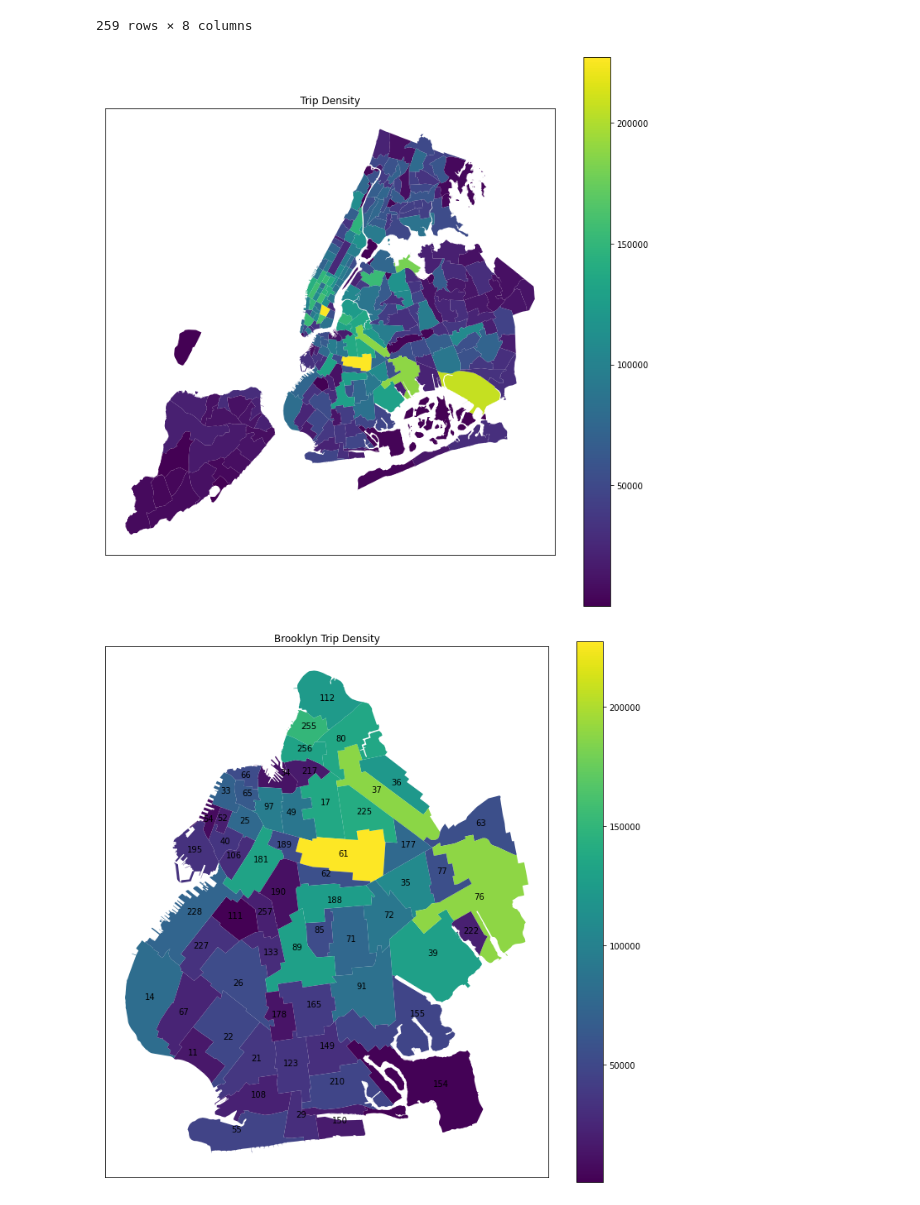
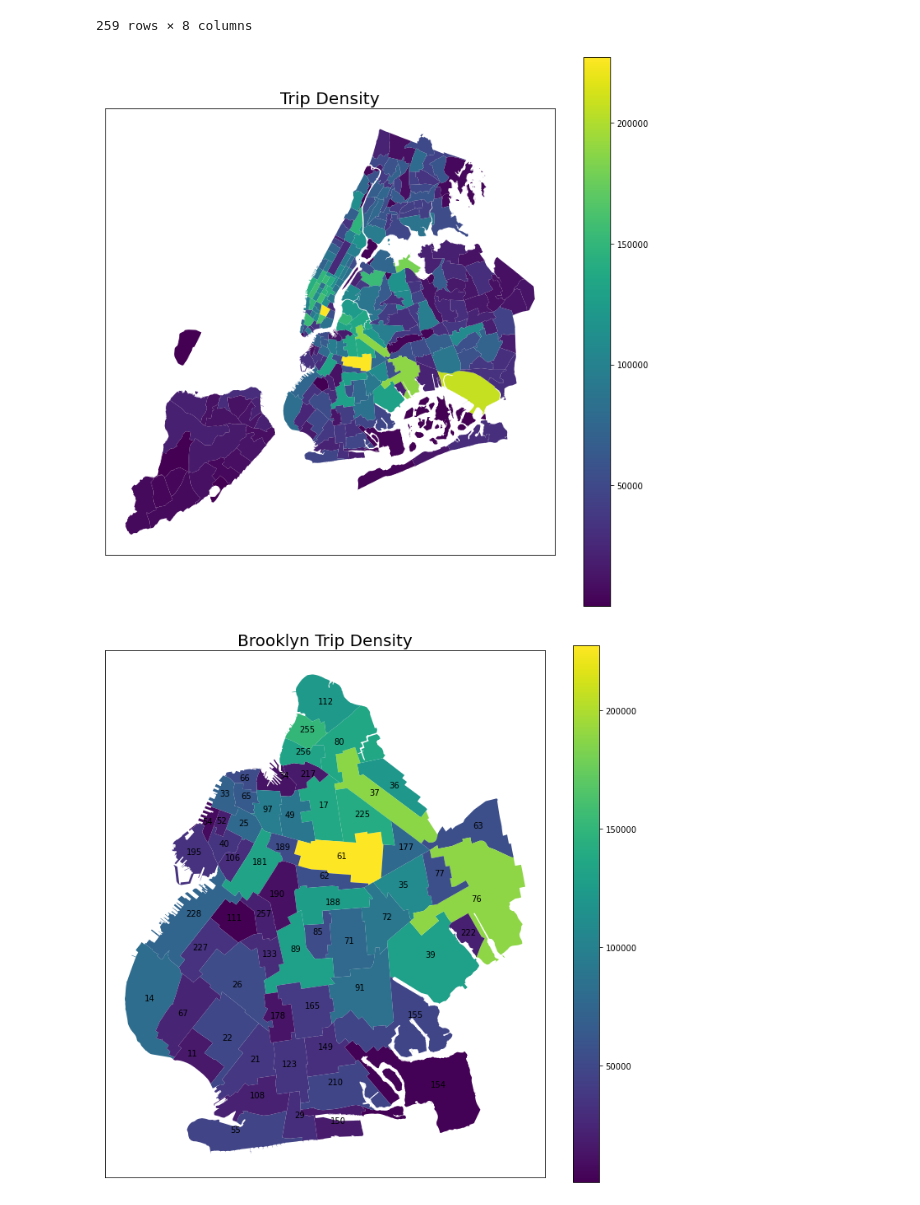
Before and after one commit to rafaelvchaves/orie3120-project, a Jupyter notebook: visualization.ipynb, the cells around one changed output. Drawn from its saved outputs; the diff is of its cells as text; code cells hidden in the pictures.

Commit message:
Changed visualization font size/resolution

```diff
--- a/visualization.ipynb
+++ b/visualization.ipynb
@@ -37,30 +37,29 @@ def plot_map(df, plot_title):
     ax.axes.xaxis.set_visible(False)
     ax.axes.yaxis.set_visible(False)
 
-    plt.title(plot_title)
+    plt.title(plot_title, fontsize=20)
 
 def save_as(file_name):
-    plt.savefig(file_name)
+    plt.savefig(file_name, dpi=300)
 
 plot_map(merged_df, "Trip Density")
 save_as("trip_density.png")
 # %% [output]
-[figure, old version]
+[figure, new version]
 # %%
+# Add coords for plot annotations
 merged_df["coords"] = merged_df["geometry"].apply(lambda x: x.representative_point().coords[:])
 merged_df["coords"] = [coords[0] for coords in merged_df["coords"]]
 
 brooklyn_df = merged_df[merged_df["borough"] == "Brooklyn"].copy()
 plot_map(brooklyn_df, "Brooklyn Trip Density")
 
 def label(df, label):
     dfc = df.copy()
-    dfc["coords"] = dfc["geometry"].apply(lambda x: x.representative_point().coords[:])
-    dfc["coords"] = [coords[0] for coords in dfc["coords"]]
     for idx, row in dfc.iterrows():
         plt.annotate(text=row[label], xy=row["coords"],
                      horizontalalignment="center")
 label(brooklyn_df, "LocationID")
 save_as("brooklyn.png")
 # %% [output]
-[figure, old version]
+[figure, new version]
```
